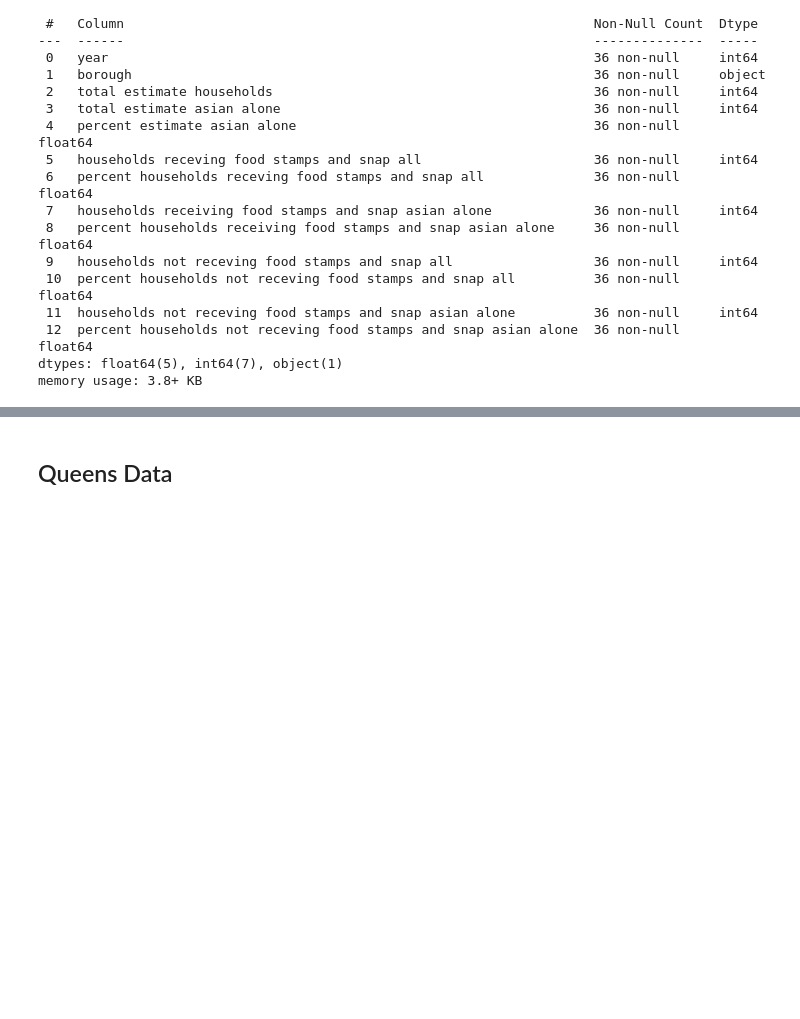
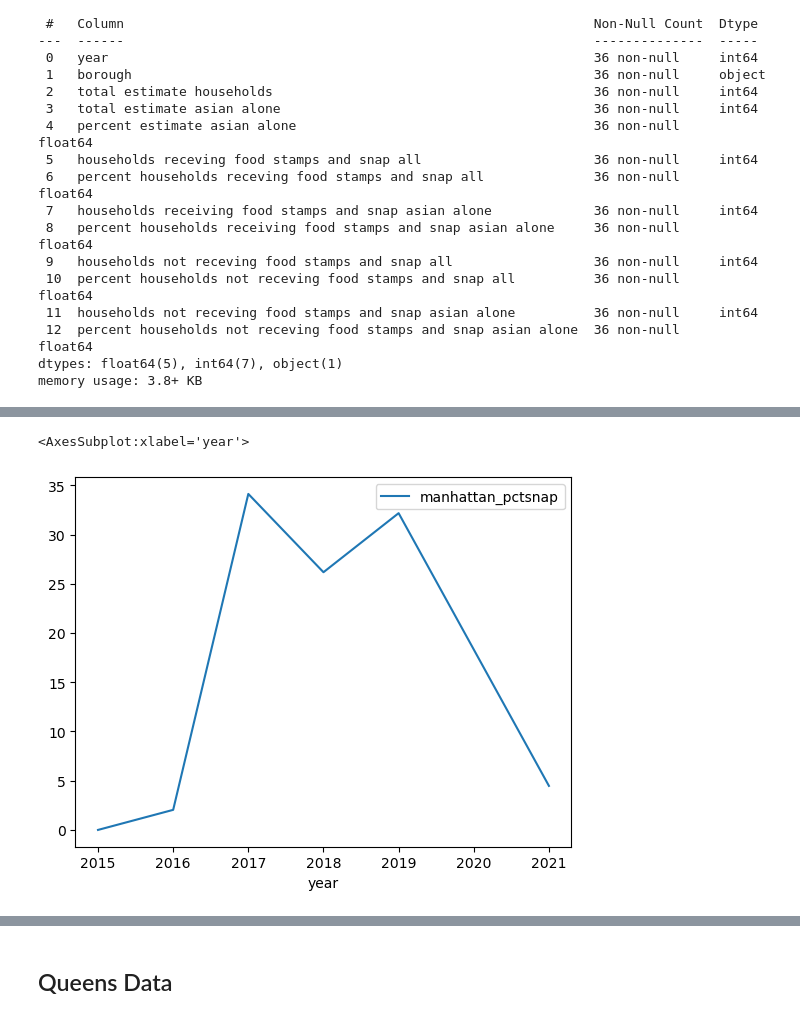
Before and after one commit to arubybonilla/2023-asam-poverty, a Jupyter notebook: 2023-asam-snap-food-stamps-analysis-smail-bonilla.ipynb, the cells around one changed output, grey strips where cells are left out. Drawn from its saved outputs; the diff is of its cells as text; code cells hidden in the pictures; blank space fills up the shorter version.

```diff
--- a/2023-asam-snap-food-stamps-analysis-smail-bonilla.ipynb
+++ b/2023-asam-snap-food-stamps-analysis-smail-bonilla.ipynb
@@ -135,0 +252,3 @@ df.sort_values(by=["year", "households receiving food stamps and snap asian alon
+# %%
+df_manhattan = df.query("borough == 'Manhattan borough, New York County, New York'").copy()
+df_manhattan
@@ -135,0 +263,6 @@ df.sort_values(by=["year", "households receiving food stamps and snap asian alon
+# %%
+## Manhattan percentage change for SNAP
+df_manhattan["manhattan_pctsnap"] = \
+((df["households receiving food stamps and snap asian alone"] - Manhattan_old) / Manhattan_old) * 100
+
+df_manhattan
@@ -135,0 +367,9 @@ df.sort_values(by=["year", "households receiving food stamps and snap asian alon
+# %%
+## plot percent increases only
+##Manhattan
+df_manhattan.plot(x = "year",
+       y = ["manhattan_pctsnap",
+            ])
+# %% [output]
+<AxesSubplot:xlabel='year'>
+[figure, added]
```
Also changed, not shown: parts of 45 cells of this notebook.
